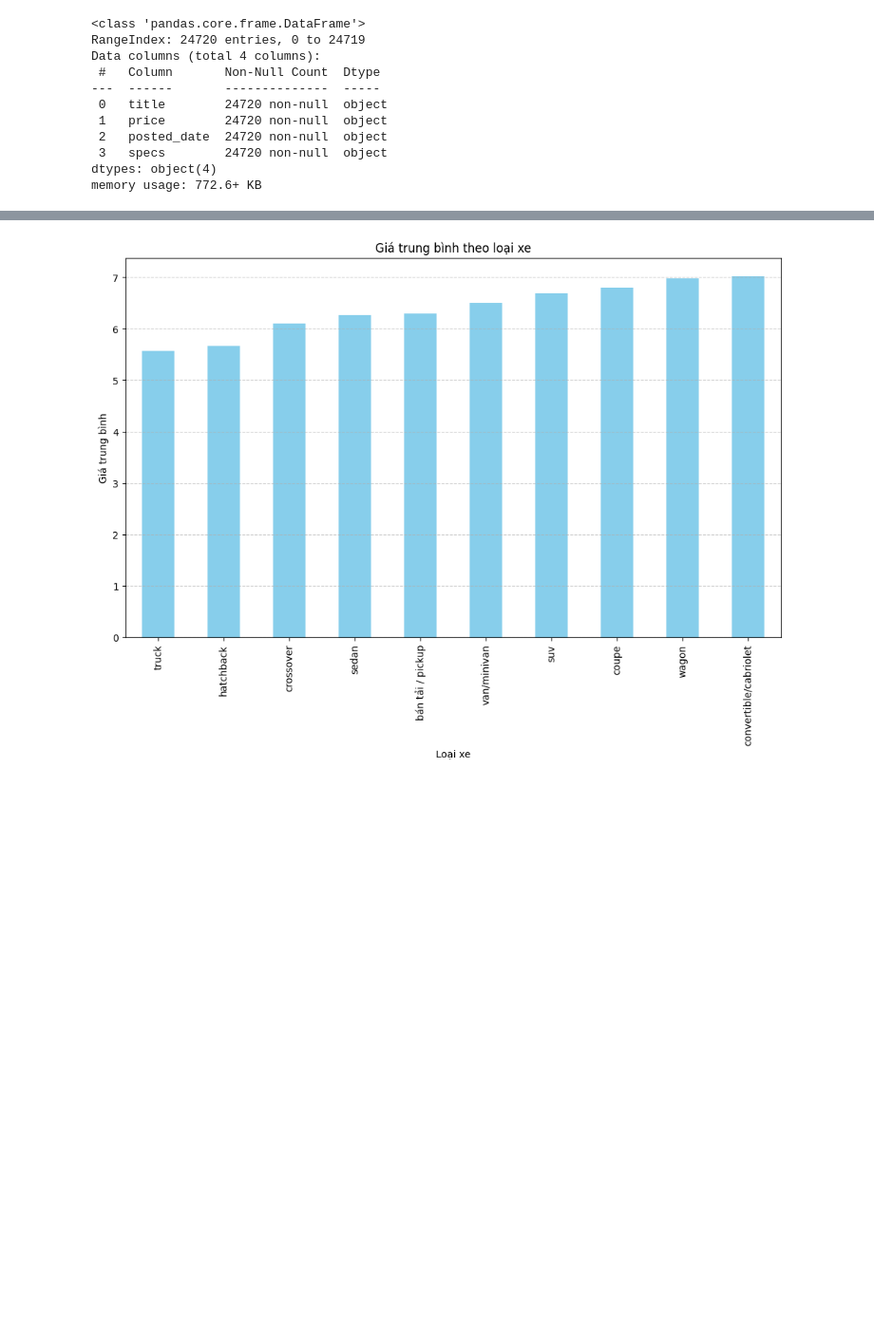
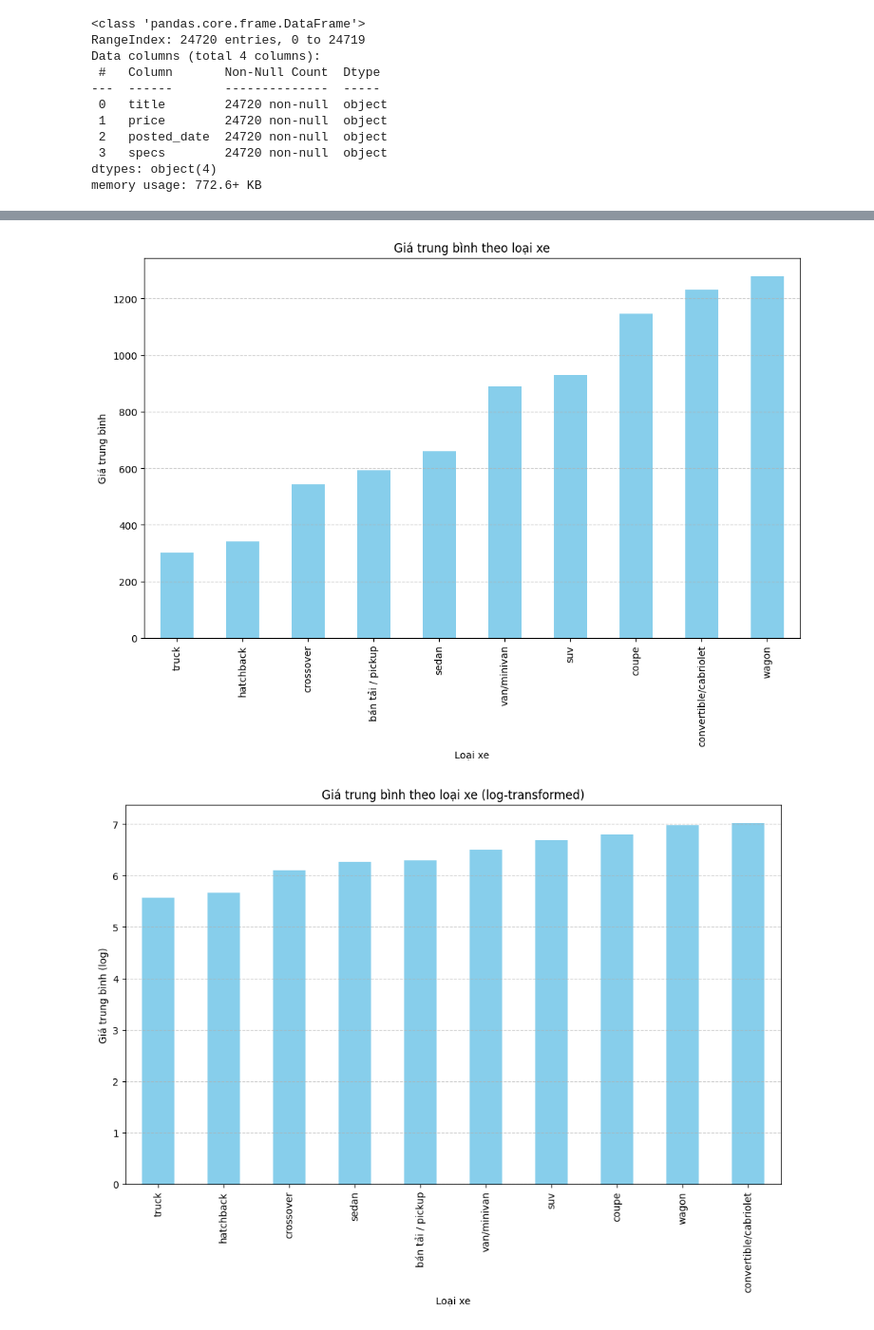
Before and after one commit to tvantoan/Data-Science-Group-10, a Jupyter notebook: BTL01 - bonbanh.com/index.ipynb, the cells around one changed output, grey strips where cells are left out. Shown at 95% size. Cells and saved outputs as stored; diff of their text form; code cells hidden in the pictures; blank space fills up the shorter version.

```diff
--- a/BTL01 - bonbanh.com/index.ipynb
+++ b/BTL01 - bonbanh.com/index.ipynb
@@ -191,13 +216,0 @@ data_clean.head()
-# %%
-import numpy as np
-
-print("Trước khi log-transform:")
-print(data_clean[["Số Km đã đi", "Giá thành"]].describe())
-
-data_clean["Số Km đã đi"] = np.log1p(data_clean["Số Km đã đi"])
-data_clean["Giá thành"] = np.log1p(data_clean["Giá thành"])
-
-print("\nSau khi log-transform:")
-print(data_clean[["Số Km đã đi", "Giá thành"]].describe())
-print(len(data_clean[data_clean['Số Km đã đi'] == 0]))
-print(len(data_clean))
@@ -222 +220,7 @@ max       12.292255      7.745003
+# %%
+data_clean_log_transformed = data_clean.copy()
+data_clean_log_transformed["Giá thành"] = np.log1p(data_clean["Giá thành"])
+data_clean_log_transformed["Số Km đã đi"] = np.log1p(data_clean["Số Km đã đi"])
+data_clean_log_transformed.head()
+data_clean_log_transformed.to_csv("data_cleaned_log_transformed.csv", index=False)
 # %%
@@ -232,13 +243,22 @@ plt.show()
 # %%
-# Biểu đồ giá xe theo loại xe
 plt.figure(figsize=(12, 7))
 data_clean.groupby('Kiểu dáng')['Giá thành'].mean().sort_values().plot(kind='bar', color='skyblue')
 plt.title('Giá trung bình theo loại xe')
 plt.xlabel('Loại xe')
 plt.ylabel('Giá trung bình')
 plt.xticks(rotation=90)
 plt.grid(axis='y', linestyle='--', alpha=0.6)
 plt.show()
+
+plt.figure(figsize=(12, 7))
+data_clean_log_transformed.groupby('Kiểu dáng')['Giá thành'].mean().sort_values().plot(kind='bar', color='skyblue')
+plt.title('Giá trung bình theo loại xe (log-transformed)')
+plt.xlabel('Loại xe')
+plt.ylabel('Giá trung bình (log)')
+plt.xticks(rotation=90)
+plt.grid(axis='y', linestyle='--', alpha=0.6)
+plt.show()
 # %% [output]
-[figure, old version]
+[figure, new version]
+[figure, added]
 # %%
```
Also changed, not shown: parts of 11 cells of this notebook, 22 other files.
